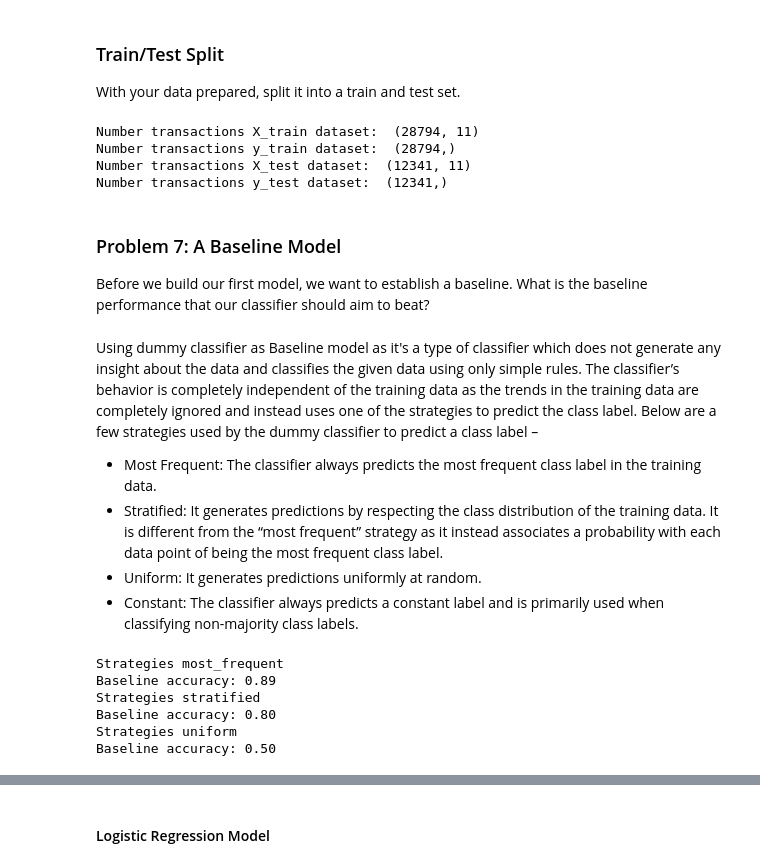
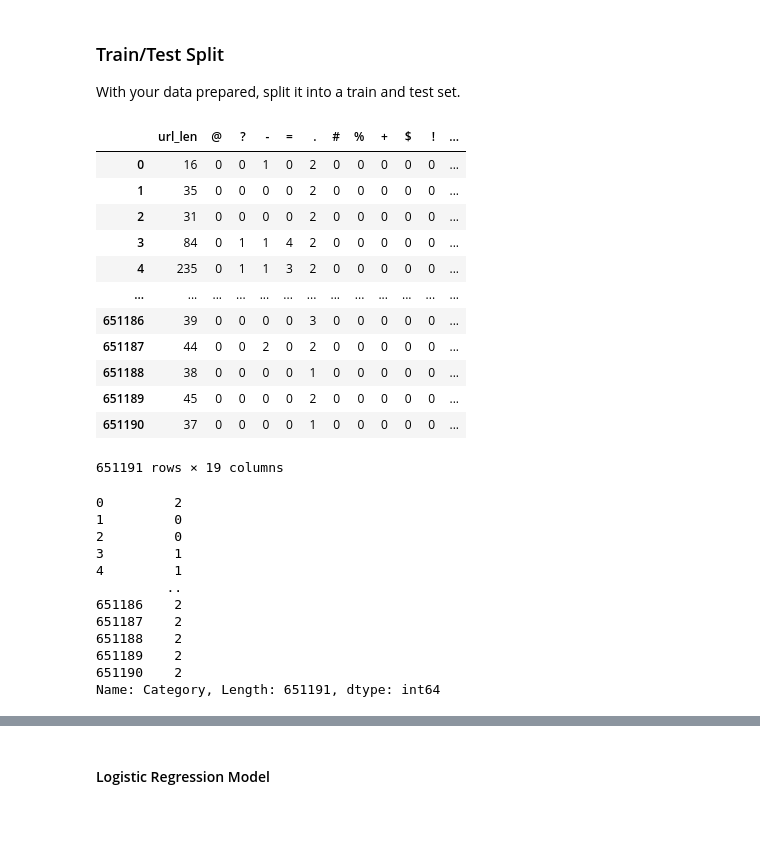
Before and after one commit to pranalee04/BH-PCMLAI-CapstoneProject, a Jupyter notebook: notebook/capstoneproject.ipynb, the cells around one changed output, grey strips where cells are left out. Cells and saved outputs as stored; diff of their text form; code cells hidden in the pictures; blank space fills up the shorter version.

```diff
--- a/notebook/capstoneproject.ipynb
+++ b/notebook/capstoneproject.ipynb
@@ -394,50 +395,36 @@ The campaign was more effective during summer months and dipped during other spr
 ###  Train/Test Split
 
 With your data prepared, split it into a train and test set.
-# %%
-#X_train, X_test, y_train, y_test = train_test_split(X,y, test_size = 0.3, random_state = 22)
-X_train, X_test, y_train, y_test = train_test_split(X,y, test_size=0.3, stratify = y, random_state=22)
-print("Number transactions X_train dataset: ", X_train.shape)
-print("Number transactions y_train dataset: ", y_train.shape)
-print("Number transactions X_test dataset: ", X_test.shape)
-print("Number transactions y_test dataset: ", y_test.shape)
-# %% [output]
-Number transactions X_train dataset:  (28794, 11)
-Number transactions y_train dataset:  (28794,)
-Number transactions X_test dataset:  (12341, 11)
-Number transactions y_test dataset:  (12341,)
-# %% [markdown]
-### Problem 7: A Baseline Model
-
-Before we build our first model, we want to establish a baseline.  What is the baseline performance that our classifier should aim to beat?
-# %% [markdown]
-Using dummy classifier as Baseline model as it's  a type of classifier which does not generate any insight about the data and classifies the given data using only simple rules. The classifier’s behavior is completely independent of the training data as the trends in the training data are completely ignored and instead uses one of the strategies to predict the class label.
-Below are a few strategies used by the dummy classifier to predict a class label –
-* Most Frequent: The classifier always predicts the most frequent class label in the training data.
-* Stratified: It generates predictions by respecting the class distribution of the training data. It is different from the “most frequent” strategy as it instead associates a probability with each data point of being the most frequent class label.
-* Uniform: It generates predictions uniformly at random.
-* Constant: The classifier always predicts a constant label and is primarily used when classifying non-majority class labels.
-# %%
-# Instantiate a dummy classifier that always predicts the majority class
-strategies = ['most_frequent', 'stratified', 'uniform']
-
-test_scores = []
-for s in strategies:
-
-    dummy = DummyClassifier(strategy = s)
-
-    # Fit the classifier on the training data
-    dummy.fit(X_train, y_train)
-
-    # Evaluate the classifier on the test data
-    accuracy = dummy.score(X_test, y_test)
-    print("Strategies",s)
-    # Print the baseline accuracy
-    print("Baseline accuracy: {:.2f}".format(accuracy))
-# %% [output]
-Strategies most_frequent
-Baseline accuracy: 0.89
-Strategies stratified
-Baseline accuracy: 0.80
-Strategies uniform
-Baseline accuracy: 0.50
+# %%
+X = df.drop(['url','type','Category','domain'],axis=1)#,'type_code'
+y = df['Category']
+X
+# %% [output]
+|  | url_len | @ | ? | - | = | . | # | % | + | $ | ! | ... |
+| 0 | 16 | 0 | 0 | 1 | 0 | 2 | 0 | 0 | 0 | 0 | 0 | ... |
+| 1 | 35 | 0 | 0 | 0 | 0 | 2 | 0 | 0 | 0 | 0 | 0 | ... |
+| 2 | 31 | 0 | 0 | 0 | 0 | 2 | 0 | 0 | 0 | 0 | 0 | ... |
+| 3 | 84 | 0 | 1 | 1 | 4 | 2 | 0 | 0 | 0 | 0 | 0 | ... |
+| 4 | 235 | 0 | 1 | 1 | 3 | 2 | 0 | 0 | 0 | 0 | 0 | ... |
+| ... | ... | ... | ... | ... | ... | ... | ... | ... | ... | ... | ... | ... |
+| 651186 | 39 | 0 | 0 | 0 | 0 | 3 | 0 | 0 | 0 | 0 | 0 | ... |
+| 651187 | 44 | 0 | 0 | 2 | 0 | 2 | 0 | 0 | 0 | 0 | 0 | ... |
+| 651188 | 38 | 0 | 0 | 0 | 0 | 1 | 0 | 0 | 0 | 0 | 0 | ... |
+| 651189 | 45 | 0 | 0 | 0 | 0 | 2 | 0 | 0 | 0 | 0 | 0 | ... |
+| 651190 | 37 | 0 | 0 | 0 | 0 | 1 | 0 | 0 | 0 | 0 | 0 | ... |
+651191 rows × 19 columns
+# %%
+y
+# %% [output]
+0         2
+1         0
+2         0
+3         1
+4         1
+         ..
+651186    2
+651187    2
+651188    2
+651189    2
+651190    2
+Name: Category, Length: 651191, dtype: int64
```
Also changed, not shown: parts of 59 cells of this notebook.
